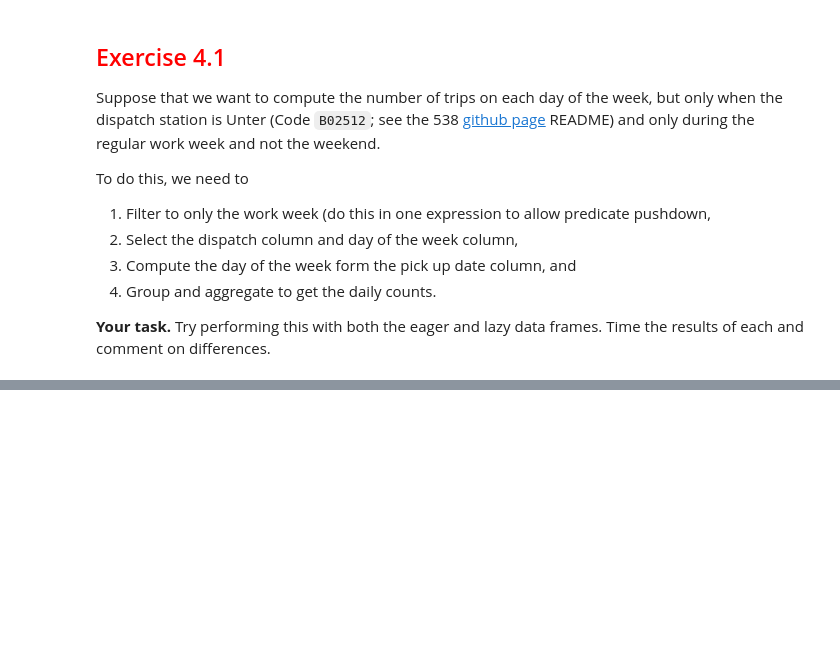
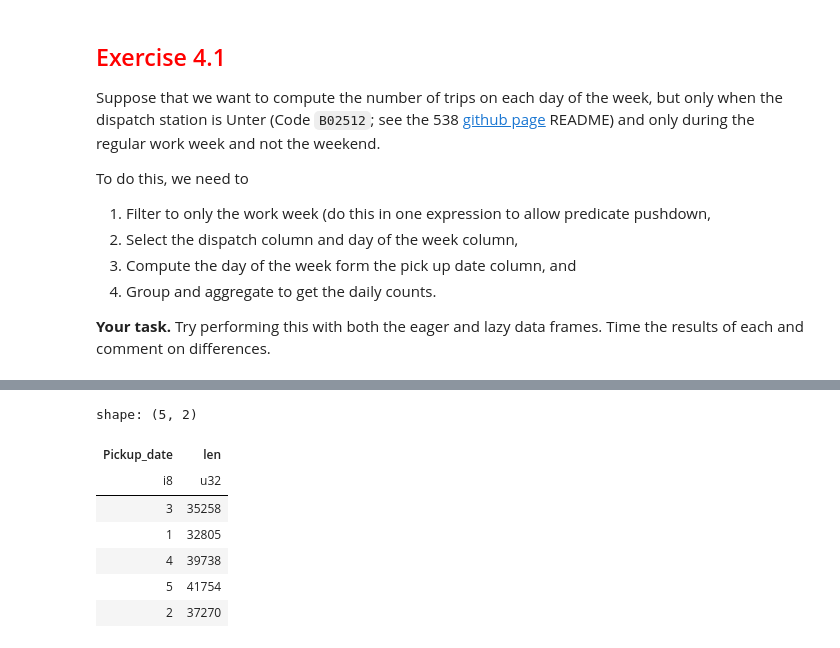
Before and after one commit to benhefel8/DSCI_326_module_4_lazy_operations, a Jupyter notebook: 4_1_lazy_dataframes_in_polars.ipynb, the cells around one changed output, grey strips where cells are left out. Cells and saved outputs as stored; diff of their text form; code cells hidden in the pictures; blank space fills up the shorter version.

```diff
--- a/4_1_lazy_dataframes_in_polars.ipynb
+++ b/4_1_lazy_dataframes_in_polars.ipynb
@@ -269,2 +285,21 @@ To do this, we need to
 # %%
-# Your lazy code here
+(lazy_uber:=
+    pl.scan_csv('./data/uber-raw-data-janjune-15.csv')
+    .filter(
+        (pl.col('Dispatching_base_num') == 'B02512') &
+        (pl.col('Pickup_date').str.strptime(pl.Datetime, format="%Y-%m-%d %H:%M:%S").dt.weekday()<6)
+    )
+    .group_by(pl.col('Pickup_date').str.strptime(pl.Datetime, format="%Y-%m-%d %H:%M:%S").dt.weekday())
+    .agg(pl.len())
+    .collect()
+)
+lazy_uber
+# %% [output]
+shape: (5, 2)
+| Pickup_date | len |
+| i8 | u32 |
+| 3 | 35258 |
+| 1 | 32805 |
+| 4 | 39738 |
+| 5 | 41754 |
+| 2 | 37270 |
```
Also changed, not shown: parts of 6 cells of this notebook, 1 other file.
